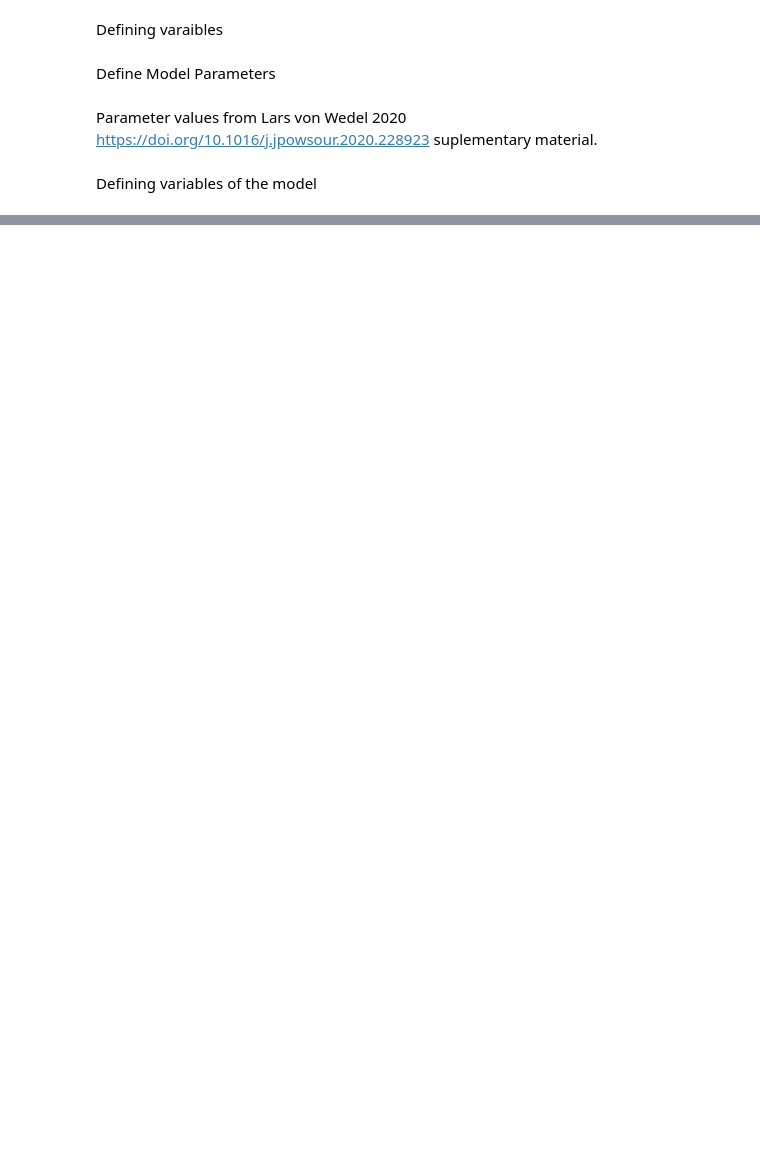
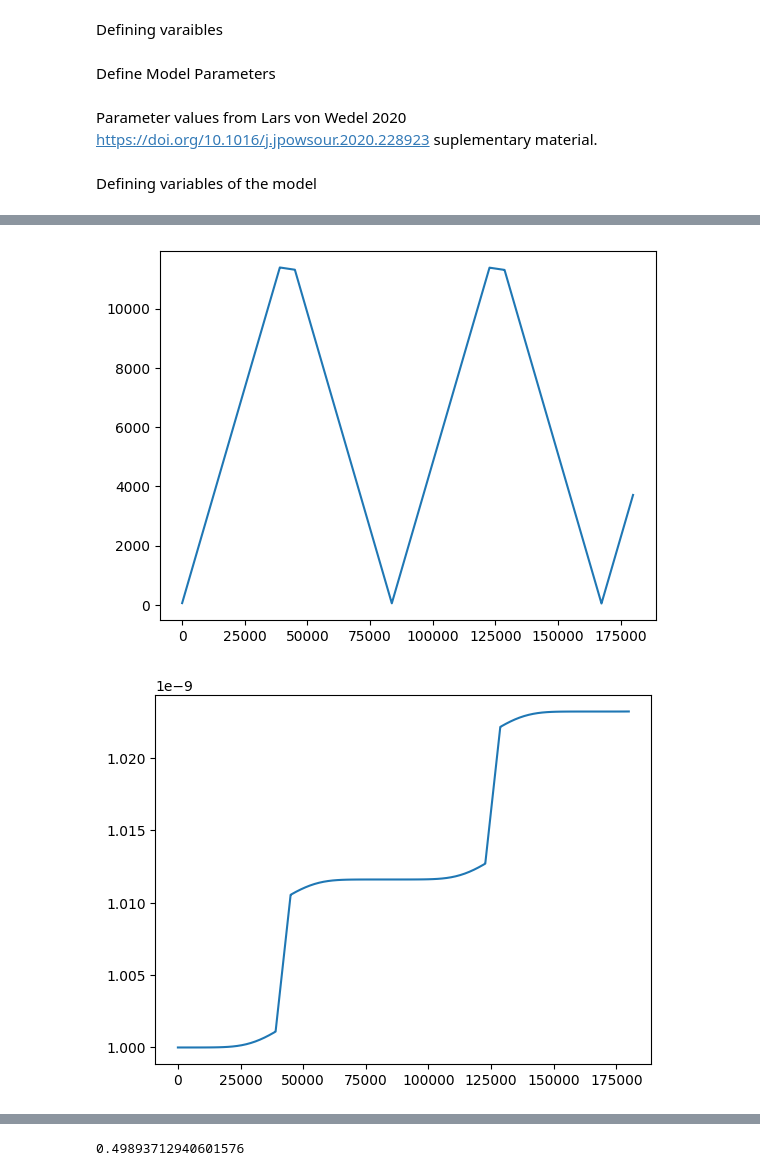
Before and after one commit to brosaplanella/formation, a Jupyter notebook: Lars_von2020.ipynb, the cells around one changed output, grey strips where cells are left out. Drawn from its saved outputs; the diff is of its cells as text; code cells hidden in the pictures; blank space fills up the shorter version.

```diff
--- a/Lars_von2020.ipynb
+++ b/Lars_von2020.ipynb
@@ -67,7 +67,9 @@ Defining varaibles
 
 cs = pybamm.Variable("concentration [mol.m-3]")
 L_SEI = pybamm.Variable("Thickness of SEI [m]")
-eta_int = pybamm.Variable("Overpotential [V]")
+# Either eta_Int or J_int can be considered as the state variable
+# eta_int = pybamm.Variable("Overpotential [V]")
+J_int = pybamm.Variable("intercalation current density [A m-2]")
 # %% [markdown]
 Define Model Parameters
 # %%
@@ -194,7 +369,8 @@ model.variables = {
 model.initial_conditions = {
     cs: cs_0,
     L_SEI: L_SEI_0,
-    eta_int: U0(cs_0/cs_max)
+    # eta_int: U0(cs_0/cs_max)
+    J_int: J_total(0),
 }
 # %%
 params.process_model(model)
@@ -203,9 +379,12 @@ disc.process_model(model)
 
 solver = pybamm.IDAKLUSolver()
 
-t = np.linspace(0, 4300, 10000)
+# t = np.linspace(0.0, t_end, 100000)
+# t = [0, t_cutoff + t_rest]
+
+t = [0, t_end]
 
 sim = pybamm.Simulation(
     model, parameter_values=params, solver=solver)
 # %%
-solution = sim.solve(t)
+solution = sim.solve(t_eval=t)
@@ -237,0 +391,54 @@ plt.show()
+# %%
+tt = solution.t
+
+# eta_int = solution["Overpotential [V]"].entries
+# u0 = solution["Opencircuit voltage [V]"].entries
+Jint = solution["intercalation current density [A m-2]"].entries
+
+c = solution["concentration [mol.m-3]"].entries
+plt.plot(tt, c)
+plt.show()
+
+L = solution["Thickness of SEI [m]"].entries
+plt.plot(tt, L)
+plt.show()
+
+vv = solution["Voltage [V]"].entries
+plt.plot(tt, vv)
+plt.show()
+vv[-1]
+
+# eta = solution["eta_int"].entries
+# plt.plot(tt, eta)
+# plt.show()
+
+# plt.plot(tt, Jint)
+# plt.show()
+
+# J_SEI = solution["J_SEI"].entries
+# plt.plot(tt, J_SEI)
+# plt.show()
+
+# # L_mig = solution["L_mig"].entries
+# # plt.plot(tt, L_mig)
+# # plt.show()
+
+# # L_diff = solution["L_diff"].entries
+# # plt.plot(tt, L_diff)
+# # plt.show()
+
+# jtotal = solution["J_total"].entries
+# plt.scatter(tt, jtotal)
+# plt.show()
+
+# J_int = solution["intercalation current density [A m-2]"].entries
+# plt.scatter(tt, J_int*62)
+# plt.show()
+
+
+# kk = solution["kk"].entries
+# plt.plot(tt, kk)
+# plt.show()
+# %% [output]
+[figure, added]
+[figure, added]
@@ -237,0 +446 @@ plt.show()
+0.49893712940601576
```
Also changed, not shown: parts of 12 cells of this notebook, 3 other files.
